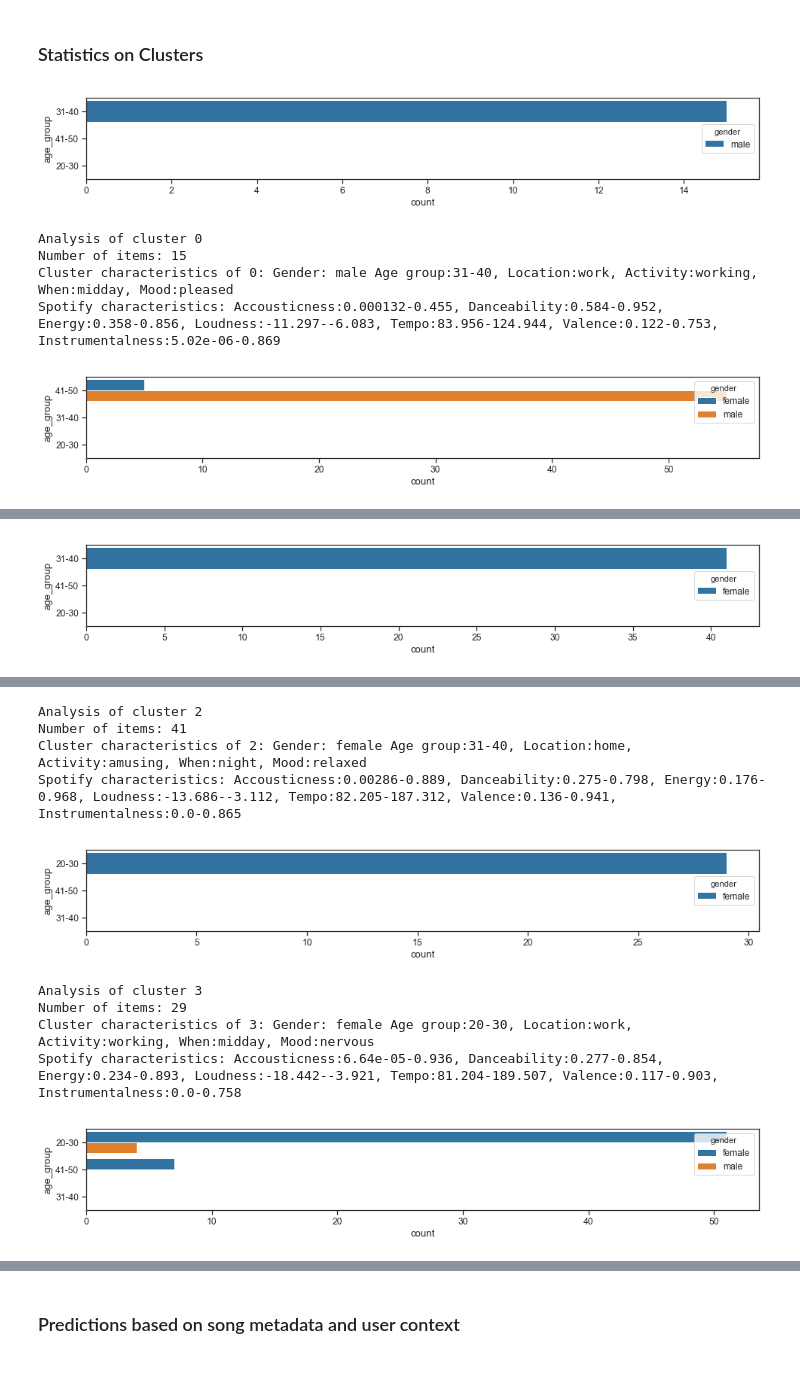
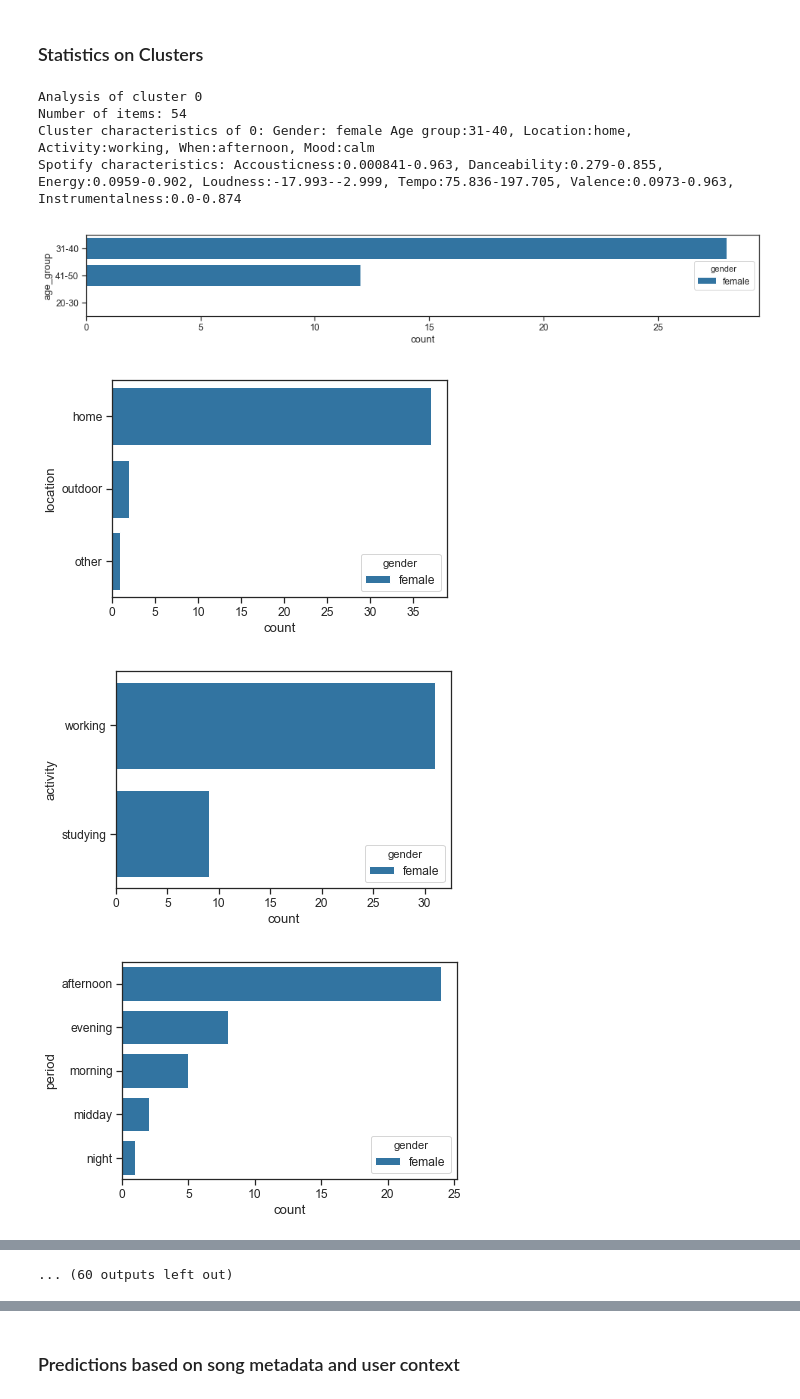
Before and after one commit to epistimi4/emotion_based_music_recomendation, a Jupyter notebook: correlations/Clustering with t-Stochastic Neighboring Embeddings for Music.ipynb, the cells around one changed output, grey strips where cells are left out. Cells and saved outputs as stored; diff of their text form; code cells hidden in the pictures; blank space fills up the shorter version.

Commit message:
All data analysis and user analysis

```diff
--- a/correlations/Clustering with t-Stochastic Neighboring Embeddings for Music.ipynb
+++ b/correlations/Clustering with t-Stochastic Neighboring Embeddings for Music.ipynb
@@ -151,7 +150,6 @@ memory usage: 127.8+ KB
 # %% [markdown]
 #### Drop NaN values in Spotify metadata ####
 # %%
-df = df.drop('user_id', axis=1)
 df = df.dropna()
 df.head()
 # %% [output]
@@ -159,3 +164,9 @@ KeyError: "['user_id'] not found in axis"
+# %%
+replace_values = {'pleased': 'contentment', 'relaxed': 'contentment', 'calm': 'contentment',
+                     'peaceful':'contentment', 'excited':'excitement',
+                     'happy':'excitement', 'nervous':'distress', 'angry':'distress', 'annoying':'distress',
+                     'sad':'depression', 'sleepy': 'contentment', 'bored': 'depression'}
+df = df.replace({'mood': replace_values})
 # %%
 df.info()
 # %% [output]
@@ -182,6 +193,7 @@ We set *mood* as the target variable of the model, encode all categorical featur
 'artist_name', 'id', 'song_name', 'release_date' as they do no help with clustering, they have distinct values.
 # %%
 df_enc = df
+df_enc = df_enc.drop('user_id', axis=1)
 Y = df['mood']
 the_loc = df['location']
 dtime = df['period']
@@ -215,18 +227,12 @@ def encode_features(df_enc, location, activity, gender, period, age):
     df_enc = df_enc.join(one_hot_enc)
 
     #encode mood
-    #one_hot_enc = pd.get_dummies(df['mood'])
-    #df_enc = df_enc.drop('mood', axis=1)
-    #df_enc = df_enc.join(one_hot_enc)
+    one_hot_enc = pd.get_dummies(df_enc['mood'])
+    df_enc = df_enc.drop('mood', axis=1)
+    df_enc = df_enc.join(one_hot_enc)
 
-    replace_values = {'pleased': 'contentment', 'relaxed': 'contentment', 'calm': 'contentment',
-                     'peaceful':'contentment', 'excited':'excitement',
-                     'happy':'excitement', 'nervous':'distress', 'angry':'distress', 'annoying':'distress',
-                     'sad':'depression', 'sleepy': 'contentment', 'bored': 'depression'}
-    #df_enc = df_enc.replace({'mood': replace_values})
-
-    df_enc = df_enc.drop(['artist_name', 'id', 'song_name', 'release_date', 'mood'], axis = 1)
-    #df_enc = df_enc.drop(['artist_name', 'id', 'song_name', 'release_date'], axis = 1)
+    df_enc = df_enc.drop(['artist_name', 'id', 'song_name', 'release_date'], axis = 1)
+    #df_enc = df_enc.drop(['artist_name', 'id', 'song_name', 'release_date', 'mood'], axis = 1)
     return df_enc
 
 df_enc = encode_features(df_enc, 'location', 'activity', 'gender', 'period', 'age_group')
@@ -484,42 +504,52 @@ plt.savefig('digits_tsne-generated_18_cluster.png', dpi=120)
 # %%
 clusters = 12
 
 for cluster in range(clusters):
     df_filtered = df[df['clusters']==cluster]
-    plt.figure(figsize=(16,2))
-    sns.countplot(y='age_group', data=df_filtered, hue='gender', order = df_filtered.age_group.value_counts().index )
-    plt.show()
-    length = len(df_filtered)
-    #print(df_filtered.describe(include='all'))
-
     print('Analysis of cluster {}'.format(cluster) )
     print('Number of items:', length)
     print('Cluster characteristics of {}: Gender: {} Age group:{}, Location:{}, Activity:{}, When:{}, Mood:{}'.format(cluster,
                                                                                         df_filtered['gender'].value_counts().sort_values(ascending=False).idxmax(),
                                                                                         df_filtered['age_group'].value_counts().sort_values(ascending=False).idxmax(),
                                                                                         df_filtered['location'].value_counts().sort_values(ascending=False).idxmax(),
                                                                                         df_filtered['activity'].value_counts().sort_values(ascending=False).idxmax(),
                                                                                         df_filtered['period'].value_counts().sort_values(ascending=False).idxmax(),
                                                                                         df_filtered['mood'].value_counts().sort_values(ascending=False).idxmax()
 
                                                                                                                     ))
 
     print('Spotify characteristics: Accousticness:{}, Danceability:{}, Energy:{}, Loudness:{}, Tempo:{}, Valence:{}, Instrumentalness:{}'.format(
                                                                                         str(df_filtered['acousticness'].min())+'-'+str(df_filtered['acousticness'].max()),
                                                                                         str(df_filtered['danceability'].min())+'-'+str(df_filtered['danceability'].max()),
                                                                                         str(df_filtered['energy'].min())+'-'+str(df_filtered['energy'].max()),
                                                                                         str(df_filtered['loudness'].min())+'-'+str(df_filtered['loudness'].max()),
                                                                                         str(df_filtered['tempo'].min())+'-'+str(df_filtered['tempo'].max()),
                                                                                         str(df_filtered['valence'].min())+'-'+str(df_filtered['valence'].max()),
                                                                                         str(df_filtered['instrumentalness'].min())+'-'+str(df_filtered['instrumentalness'].max())
                                                                                                                     ))
 
+    plt.figure(figsize=(16,2))
+    sns.countplot(y='age_group', data=df_filtered, hue='gender', order = df_filtered.age_group.value_counts().index )
+    plt.show()
+    sns.countplot(y='location', data=df_filtered, hue='gender', order = df_filtered.location.value_counts().index )
+    plt.show()
+    sns.countplot(y='activity', data=df_filtered, hue='gender', order = df_filtered.activity.value_counts().index )
+    plt.show()
+    sns.countplot(y='period', data=df_filtered, hue='gender', order = df_filtered.period.value_counts().index )
+    plt.show()
+    sns.countplot(y='mood', data=df_filtered, hue='gender', order = df_filtered.mood.value_counts().index )
+    plt.show()
+    length = len(df_filtered)
+    #print(df_filtered.describe(include='all'))
+
 #df_filtered.head(length)
 #df_filtered.sum(axis=0)
 # %% [output]
+Analysis of cluster 0
+Number of items: 54
+Cluster characteristics of 0: Gender: female Age group:31-40, Location:home, Activity:working, When:afternoon, Mood:calm
+Spotify characteristics: Accousticness:0.000841-0.963, Danceability:0.279-0.855, Energy:0.0959-0.902, Loudness:-17.993--2.999, Tempo:75.836-197.705, Valence:0.0973-0.963, Instrumentalness:0.0-0.874
-[figure, old version]
+[figure, new version]
-Analysis of cluster 0
-Number of items: 15
-Cluster characteristics of 0: Gender: male Age group:31-40, Location:work, Activity:working, When:midday, Mood:pleased
-Spotify characteristics: Accousticness:0.000132-0.455, Danceability:0.584-0.952, Energy:0.358-0.856, Loudness:-11.297--6.083, Tempo:83.956-124.944, Valence:0.122-0.753, Instrumentalness:5.02e-06-0.869
-[figure, old version]
+[figure, new version]
+[figure, new version]
+[figure, new version]
@@ -528,3 +559,2 @@ Number of items: 60
 Cluster characteristics of 1: Gender: male Age group:41-50, Location:home, Activity:amusing, When:morning, Mood:calm
 Spotify characteristics: Accousticness:5.36e-06-0.837, Danceability:0.112-0.806, Energy:0.0686-0.987, Loudness:-23.208--2.97, Tempo:67.026-200.024, Valence:0.0822-0.969, Instrumentalness:0.0-0.962
-[figure, old version]
@@ -531,10 +566 @@ Spotify characteristics: Accousticness:5.36e-06-0.837, Danceability:0.112-0.806,
-Analysis of cluster 2
-Number of items: 41
-Cluster characteristics of 2: Gender: female Age group:31-40, Location:home, Activity:amusing, When:night, Mood:relaxed
-Spotify characteristics: Accousticness:0.00286-0.889, Danceability:0.275-0.798, Energy:0.176-0.968, Loudness:-13.686--3.112, Tempo:82.205-187.312, Valence:0.136-0.941, Instrumentalness:0.0-0.865
+... (60 outputs left out)
-[figure, old version]
-Analysis of cluster 3
-Number of items: 29
-Cluster characteristics of 3: Gender: female Age group:20-30, Location:work, Activity:working, When:midday, Mood:nervous
-Spotify characteristics: Accousticness:6.64e-05-0.936, Danceability:0.277-0.854, Energy:0.234-0.893, Loudness:-18.442--3.921, Tempo:81.204-189.507, Valence:0.117-0.903, Instrumentalness:0.0-0.758
-[figure, old version]
```
Also changed, not shown: parts of 24 cells of this notebook, 1 other file.
